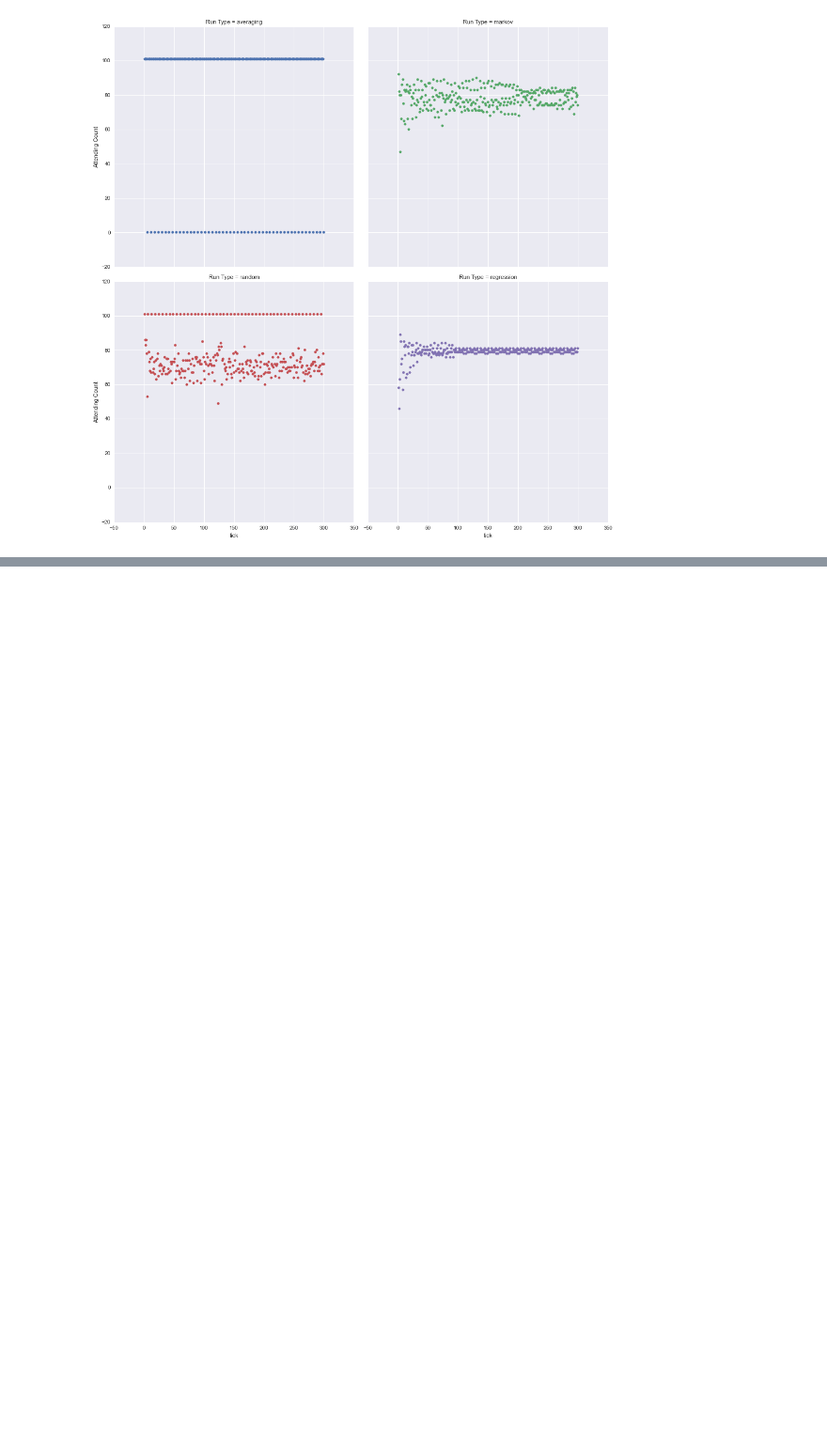
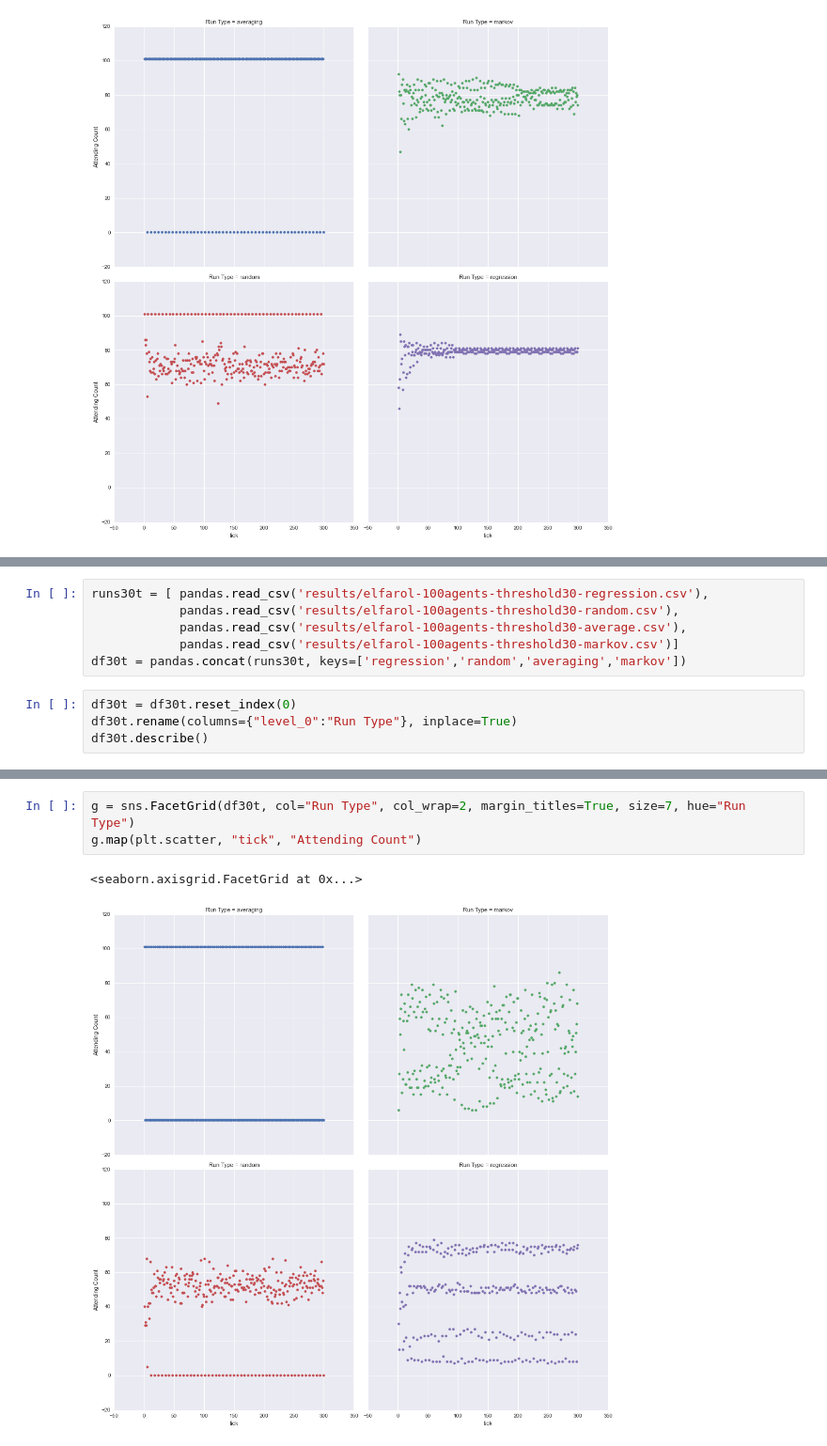
Before and after one commit to hawkw/cs383f2015-lab3, a Jupyter notebook: analysis.ipynb, the cells around one changed output, grey strips where cells are left out. Shown at 94% size. Saved outputs shown, nothing was run; the diff lists cells and outputs as text; blank space fills up the shorter version.

Commit message:
Add plots for threshold=30 runs

```diff
--- a/analysis.ipynb
+++ b/analysis.ipynb
@@ -143,0 +147,10 @@ g.map(plt.scatter, "tick", "Attending Count")
+# %%
+runs30t = [ pandas.read_csv('results/elfarol-100agents-threshold30-regression.csv'),
+            pandas.read_csv('results/elfarol-100agents-threshold30-random.csv'),
+            pandas.read_csv('results/elfarol-100agents-threshold30-average.csv'),
+            pandas.read_csv('results/elfarol-100agents-threshold30-markov.csv')]
+df30t = pandas.concat(runs30t, keys=['regression','random','averaging','markov'])
+# %%
+df30t = df30t.reset_index(0)
+df30t.rename(columns={"level_0":"Run Type"}, inplace=True)
+df30t.describe()
@@ -143,0 +167,6 @@ g.map(plt.scatter, "tick", "Attending Count")
+# %%
+g = sns.FacetGrid(df30t, col="Run Type", col_wrap=2, margin_titles=True, size=7, hue="Run Type")
+g.map(plt.scatter, "tick", "Attending Count")
+# %% [output]
+<seaborn.axisgrid.FacetGrid at 0x...>
+[figure, added]
```
Also changed, not shown: parts of 3 cells of this notebook.
